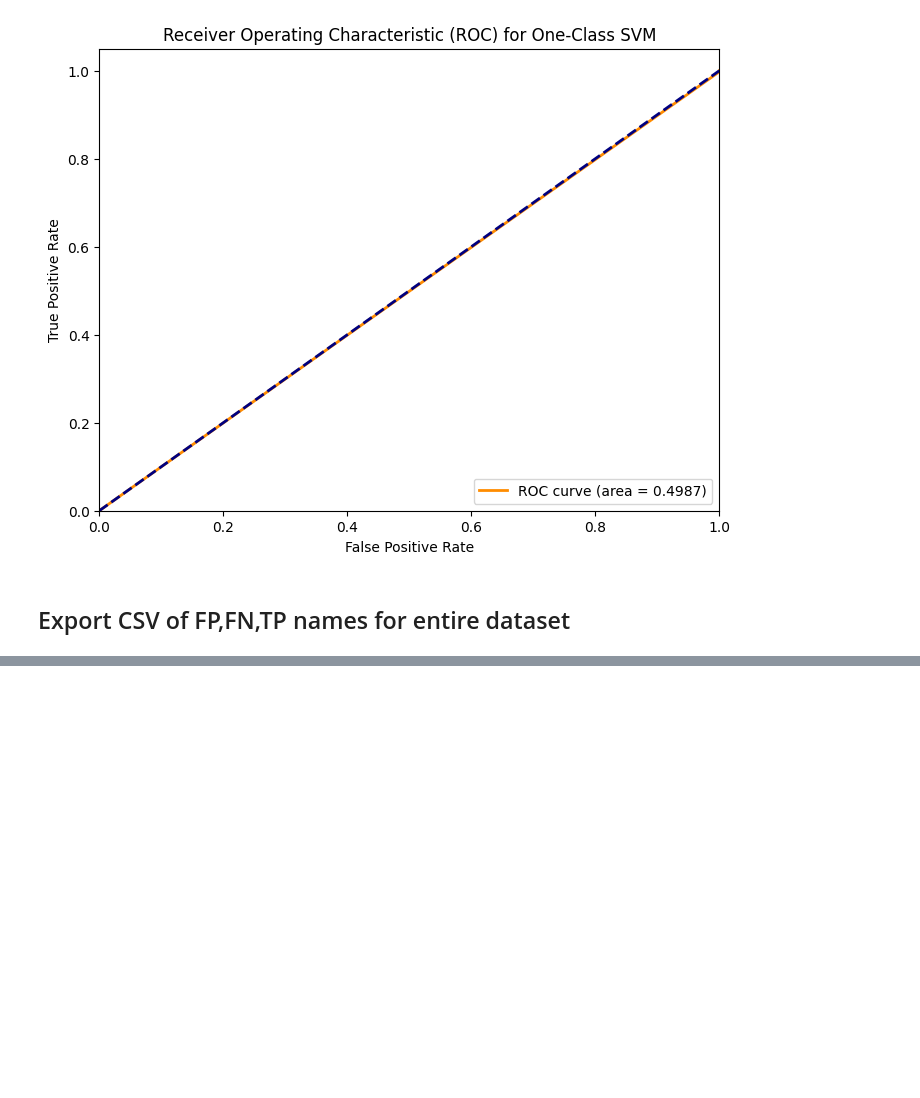
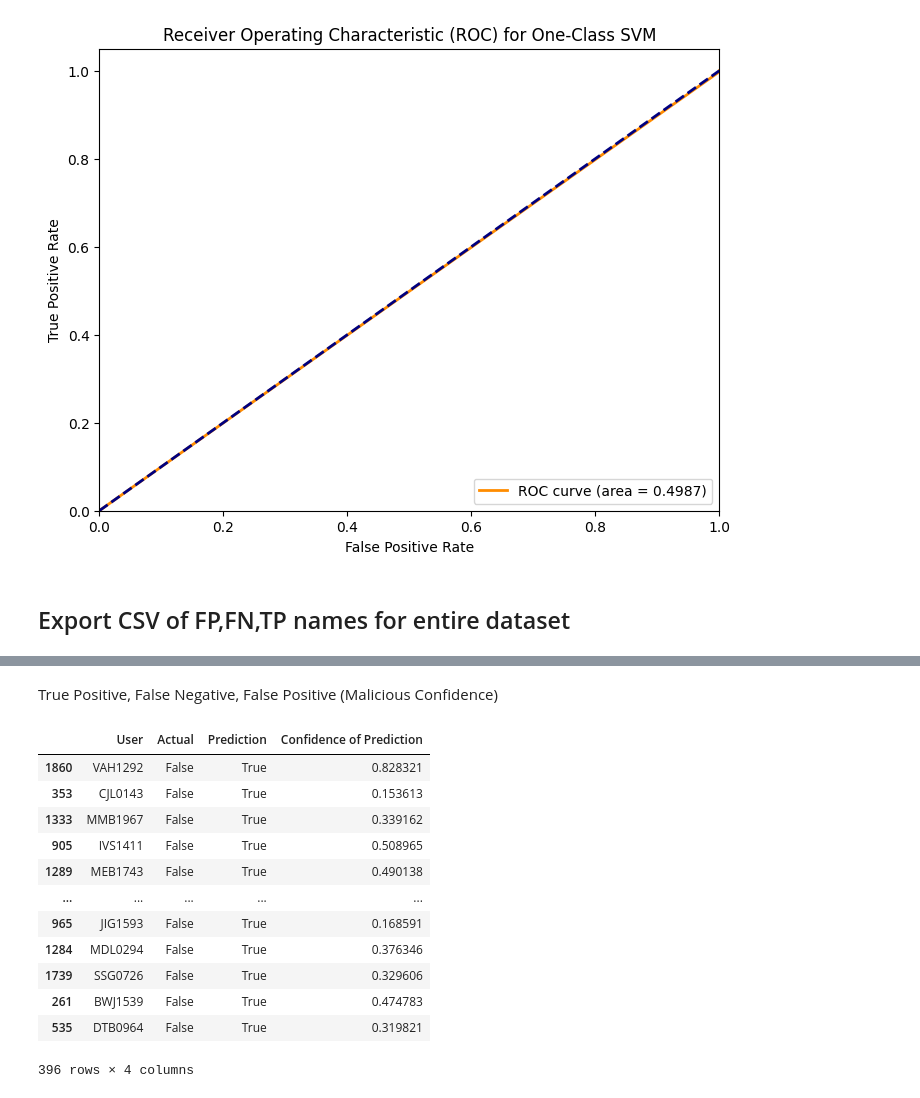
Before and after one commit to mel0778/dsa4263, a Jupyter notebook: notebooks/model_SVM.ipynb, the cells around one changed output, grey strips where cells are left out. Drawn from its saved outputs; the diff is of its cells as text; code cells hidden in the pictures; blank space fills up the shorter version.

```diff
--- a/notebooks/model_SVM.ipynb
+++ b/notebooks/model_SVM.ipynb
@@ -408,0 +423,18 @@ df_tocsv(smote_train_pred,smote_test_pred,y_test_smote,y_train_smote,minority_us
+# %% [markdown]
+True Positive, False Negative, False Positive (Malicious Confidence)
+# %%
+final_guess.iloc[np.where((y_test == 0) & (test_pred == 1))]
+# %% [output]
+|  | User | Actual | Prediction | Confidence of Prediction |
+| 1860 | VAH1292 | False | True | 0.828321 |
+| 353 | CJL0143 | False | True | 0.153613 |
+| 1333 | MMB1967 | False | True | 0.339162 |
+| 905 | IVS1411 | False | True | 0.508965 |
+| 1289 | MEB1743 | False | True | 0.490138 |
+| ... | ... | ... | ... | ... |
+| 965 | JIG1593 | False | True | 0.168591 |
+| 1284 | MDL0294 | False | True | 0.376346 |
+| 1739 | SSG0726 | False | True | 0.329606 |
+| 261 | BWJ1539 | False | True | 0.474783 |
+| 535 | DTB0964 | False | True | 0.319821 |
+396 rows × 4 columns
```
Also changed, not shown: parts of 12 cells of this notebook, 2 other files.
